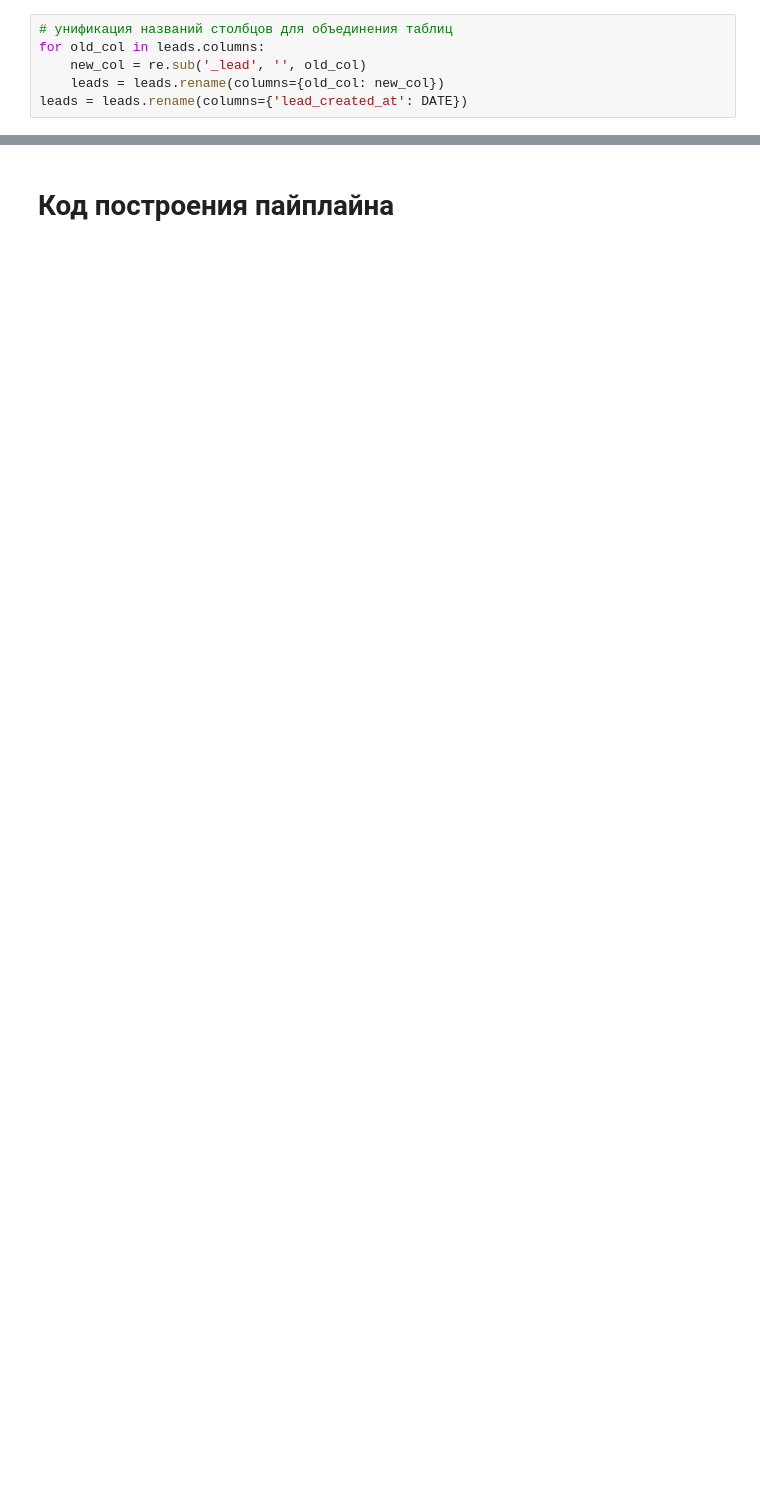
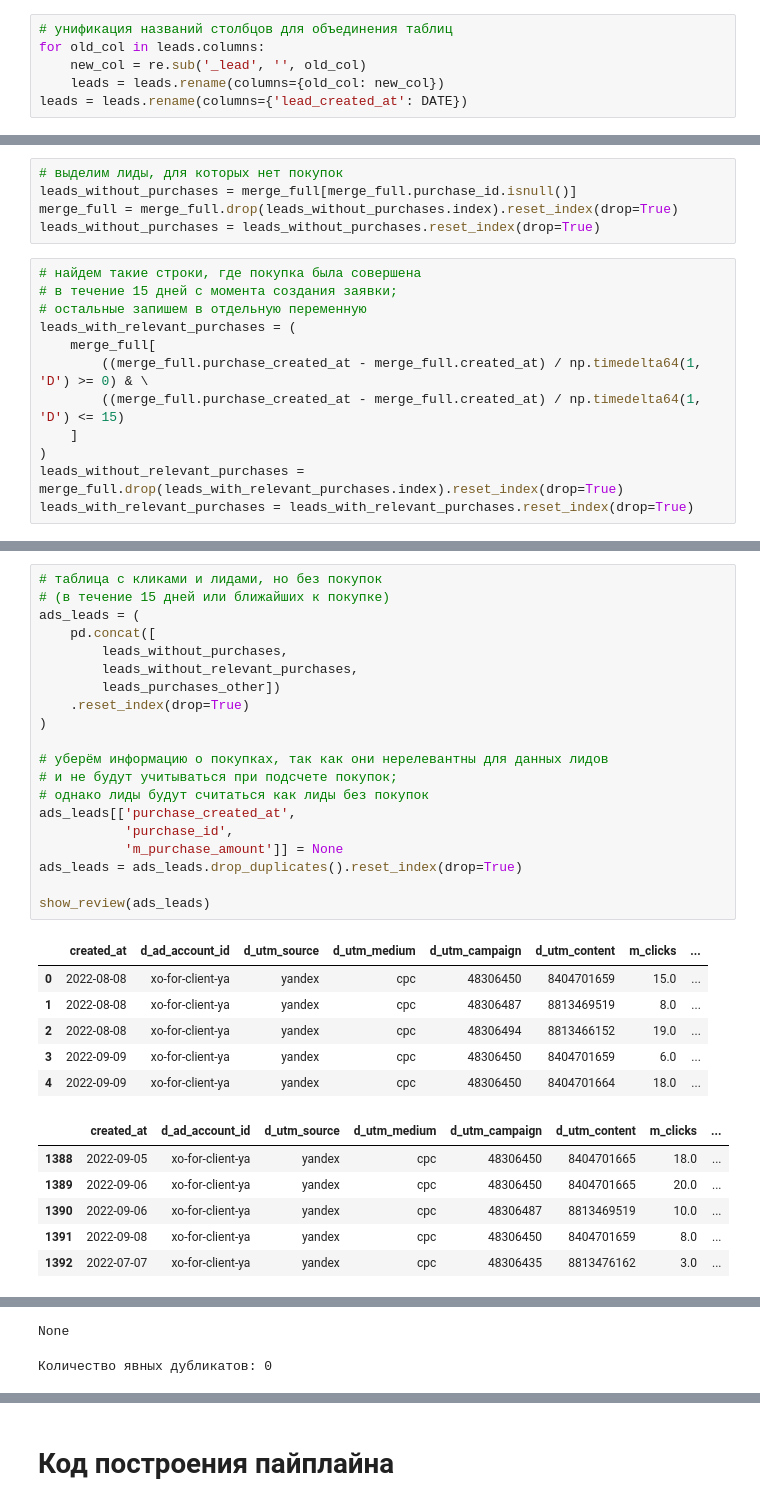
Before and after one commit to deniskriukov/xO_Services_test_task, a Jupyter notebook: xO_Services_test_task.ipynb, the cells around one changed output, grey strips where cells are left out. Drawn from its saved outputs; the diff is of its cells as text; blank space fills up the shorter version.

```diff
--- a/xO_Services_test_task.ipynb
+++ b/xO_Services_test_task.ipynb
@@ -243,0 +246,17 @@ None
+# %%
+# выделим лиды, для которых нет покупок
+leads_without_purchases = merge_full[merge_full.purchase_id.isnull()]
+merge_full = merge_full.drop(leads_without_purchases.index).reset_index(drop=True)
+leads_without_purchases = leads_without_purchases.reset_index(drop=True)
+# %%
+# найдем такие строки, где покупка была совершена
+# в течение 15 дней с момента создания заявки;
+# остальные запишем в отдельную переменную
+leads_with_relevant_purchases = (
+    merge_full[
+        ((merge_full.purchase_created_at - merge_full.created_at) / np.timedelta64(1, 'D') >= 0) & \
+        ((merge_full.purchase_created_at - merge_full.created_at) / np.timedelta64(1, 'D') <= 15)
+    ]
+)
+leads_without_relevant_purchases = merge_full.drop(leads_with_relevant_purchases.index).reset_index(drop=True)
+leads_with_relevant_purchases = leads_with_relevant_purchases.reset_index(drop=True)
@@ -243,0 +339,33 @@ None
+# %%
+# таблица с кликами и лидами, но без покупок
+# (в течение 15 дней или ближайших к покупке)
+ads_leads = (
+    pd.concat([
+        leads_without_purchases,
+        leads_without_relevant_purchases,
+        leads_purchases_other])
+    .reset_index(drop=True)
+)
+
+# уберём информацию о покупках, так как они нерелевантны для данных лидов
+# и не будут учитываться при подсчете покупок;
+# однако лиды будут считаться как лиды без покупок
+ads_leads[['purchase_created_at',
+           'purchase_id',
+           'm_purchase_amount']] = None
+ads_leads = ads_leads.drop_duplicates().reset_index(drop=True)
+
+show_review(ads_leads)
+# %% [output]
+|  | created_at | d_ad_account_id | d_utm_source | d_utm_medium | d_utm_campaign | d_utm_content | m_clicks | ... |
+| 0 | 2022-08-08 | xo-for-client-ya | yandex | cpc | 48306450 | 8404701659 | 15.0 | ... |
+| 1 | 2022-08-08 | xo-for-client-ya | yandex | cpc | 48306487 | 8813469519 | 8.0 | ... |
+| 2 | 2022-08-08 | xo-for-client-ya | yandex | cpc | 48306494 | 8813466152 | 19.0 | ... |
+| 3 | 2022-09-09 | xo-for-client-ya | yandex | cpc | 48306450 | 8404701659 | 6.0 | ... |
+| 4 | 2022-09-09 | xo-for-client-ya | yandex | cpc | 48306450 | 8404701664 | 18.0 | ... |
+|  | created_at | d_ad_account_id | d_utm_source | d_utm_medium | d_utm_campaign | d_utm_content | m_clicks | ... |
+| 1388 | 2022-09-05 | xo-for-client-ya | yandex | cpc | 48306450 | 8404701665 | 18.0 | ... |
+| 1389 | 2022-09-06 | xo-for-client-ya | yandex | cpc | 48306450 | 8404701665 | 20.0 | ... |
+| 1390 | 2022-09-06 | xo-for-client-ya | yandex | cpc | 48306487 | 8813469519 | 10.0 | ... |
+| 1391 | 2022-09-08 | xo-for-client-ya | yandex | cpc | 48306450 | 8404701659 | 8.0 | ... |
+| 1392 | 2022-07-07 | xo-for-client-ya | yandex | cpc | 48306435 | 8813476162 | 3.0 | ... |
@@ -243,0 +392,2 @@ None
+None
+Количество явных дубликатов: 0
```
Also changed, not shown: parts of 25 cells of this notebook, 4 other files.
